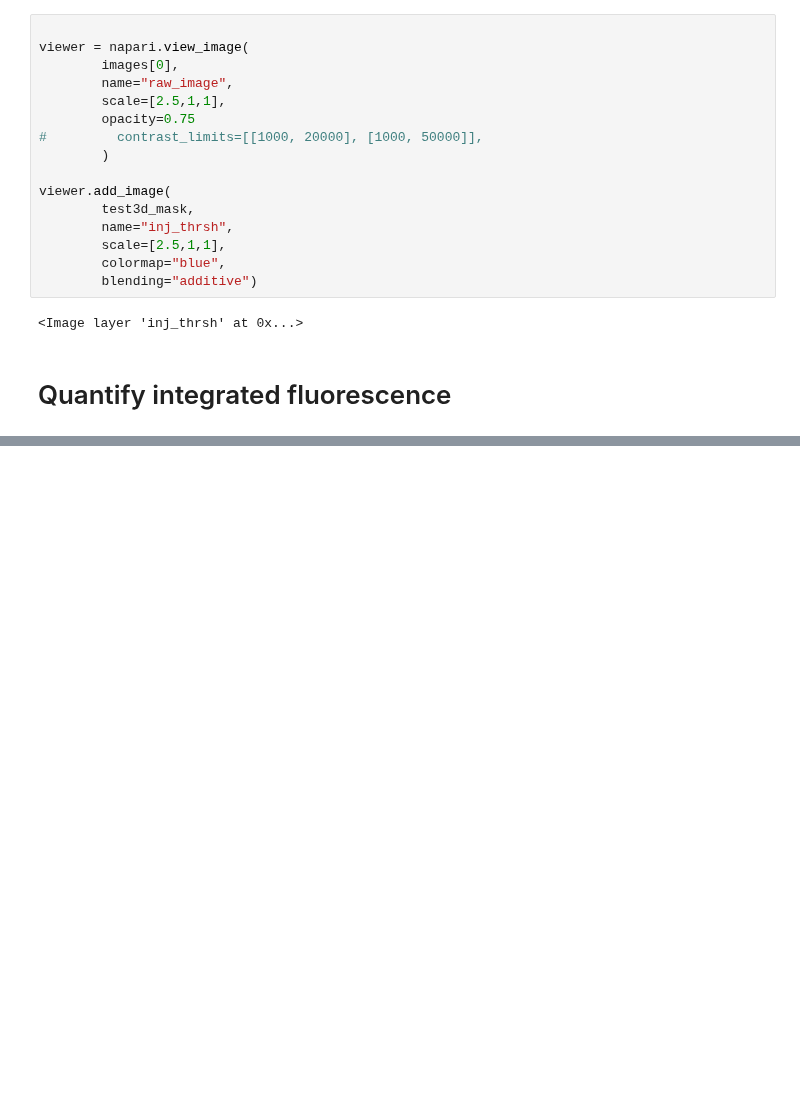
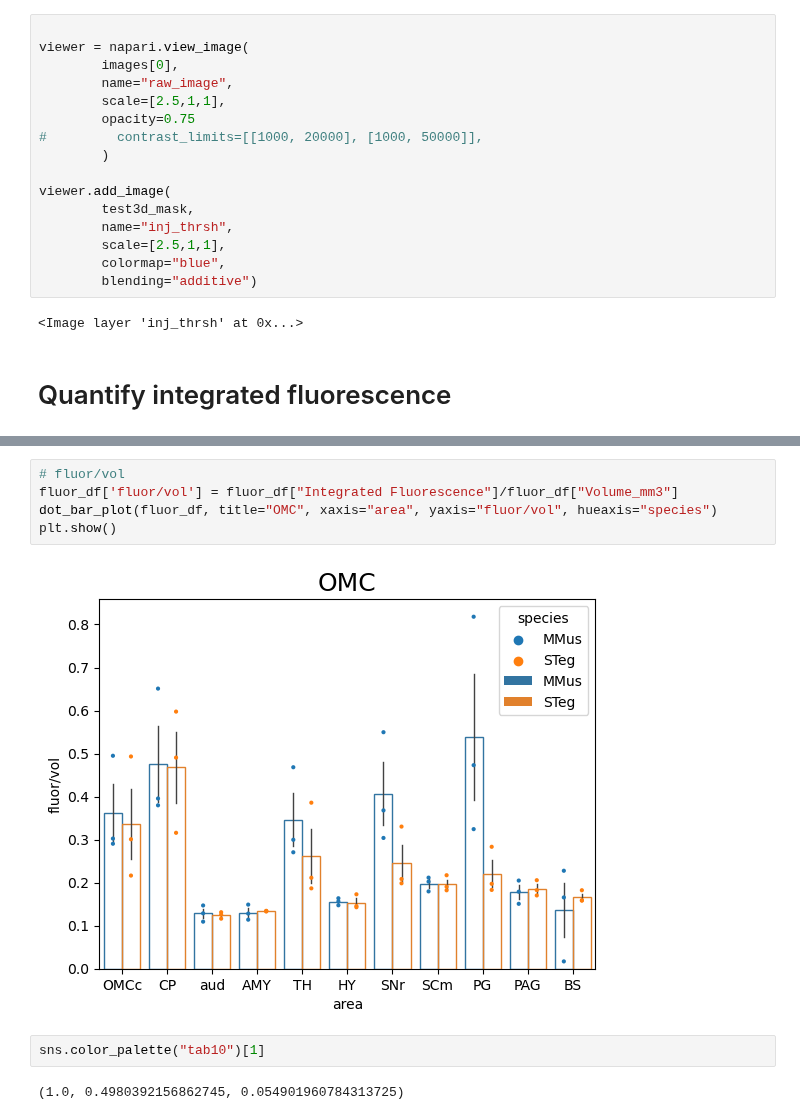
Before and after one commit to eisko/STP_analysis, a Jupyter notebook: replicates.ipynb, the cells around one changed output, grey strips where cells are left out. Saved outputs shown, nothing was run; the diff lists cells and outputs as text; blank space fills up the shorter version.

```diff
--- a/replicates.ipynb
+++ b/replicates.ipynb
@@ -246,0 +393,11 @@ test = images[0]
+# %%
+# fluor/vol
+fluor_df['fluor/vol'] = fluor_df["Integrated Fluorescence"]/fluor_df["Volume_mm3"]
+dot_bar_plot(fluor_df, title="OMC", xaxis="area", yaxis="fluor/vol", hueaxis="species")
+plt.show()
+# %% [output]
+[figure, added]
+# %%
+sns.color_palette("tab10")[1]
+# %% [output]
+(1.0, 0.4980392156862745, 0.054901960784313725)
```
Also changed, not shown: parts of 20 cells of this notebook.
